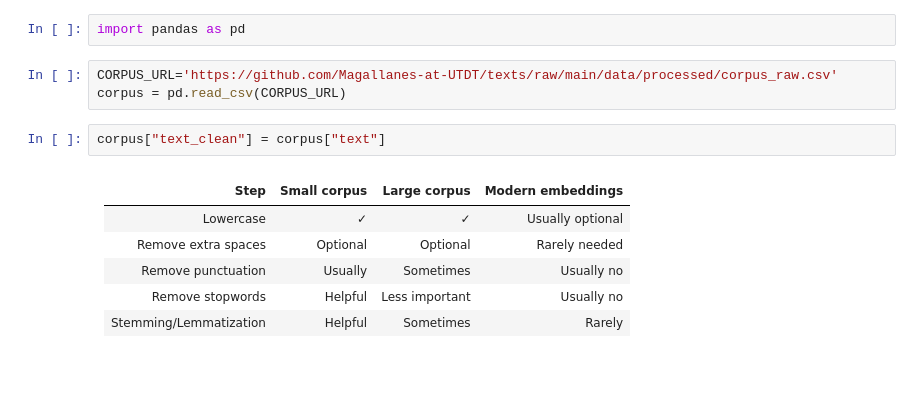
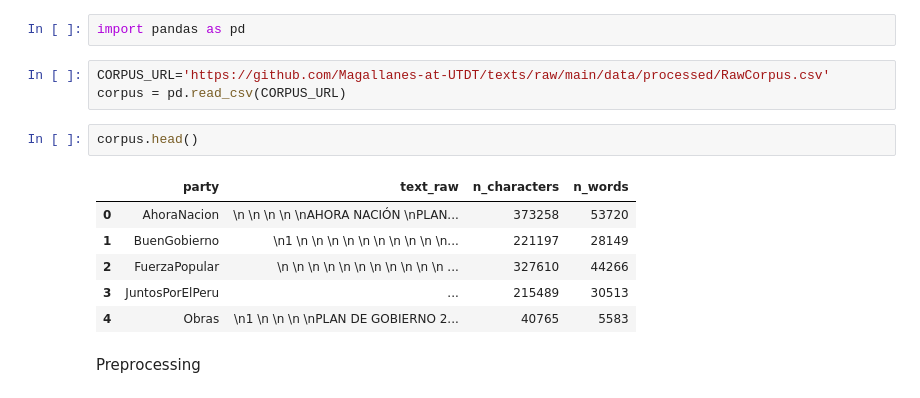
Before and after one commit to Magallanes-at-UTDT/texts, a Jupyter notebook: nb2.ipynb, the cells around one changed output. Cells and saved outputs as stored; diff of their text form; blank space fills up the shorter version.

```diff
--- a/nb2.ipynb
+++ b/nb2.ipynb
@@ -1,15 +1,16 @@
 # %%
 import pandas as pd
 # %%
-CORPUS_URL='https://github.com/Magallanes-at-UTDT/texts/raw/main/data/processed/corpus_raw.csv'
+CORPUS_URL='https://github.com/Magallanes-at-UTDT/texts/raw/main/data/processed/RawCorpus.csv'
 corpus = pd.read_csv(CORPUS_URL)
-# %%
-corpus["text_clean"] = corpus["text"]
-# %% [markdown]
-| Step                   | Small corpus |  Large corpus  | Modern embeddings |
-| ---------------------- | :----------: | :------------: | :---------------: |
-| Lowercase              |       ✓      |        ✓       |  Usually optional |
-| Remove extra spaces    |   Optional   |    Optional    |   Rarely needed   |
-| Remove punctuation     |    Usually   |    Sometimes   |     Usually no    |
-| Remove stopwords       |    Helpful   | Less important |     Usually no    |
-| Stemming/Lemmatization |    Helpful   |    Sometimes   |       Rarely      |
+# %%
+corpus.head()
+# %% [output]
+|  | party | text_raw | n_characters | n_words |
+| 0 | AhoraNacion | \n \n \n \n \nAHORA NACIÓN \nPLAN... | 373258 | 53720 |
+| 1 | BuenGobierno | \n1 \n \n \n \n \n \n \n \n \n \n... | 221197 | 28149 |
+| 2 | FuerzaPopular | \n \n \n \n \n \n \n \n \n \n \n ... | 327610 | 44266 |
+| 3 | JuntosPorElPeru | ... | 215489 | 30513 |
+| 4 | Obras | \n1 \n \n \n \nPLAN DE GOBIERNO 2... | 40765 | 5583 |
+# %% [markdown]
+Preprocessing
```
Also changed, not shown: parts of 17 cells of this notebook, 1 other file.
